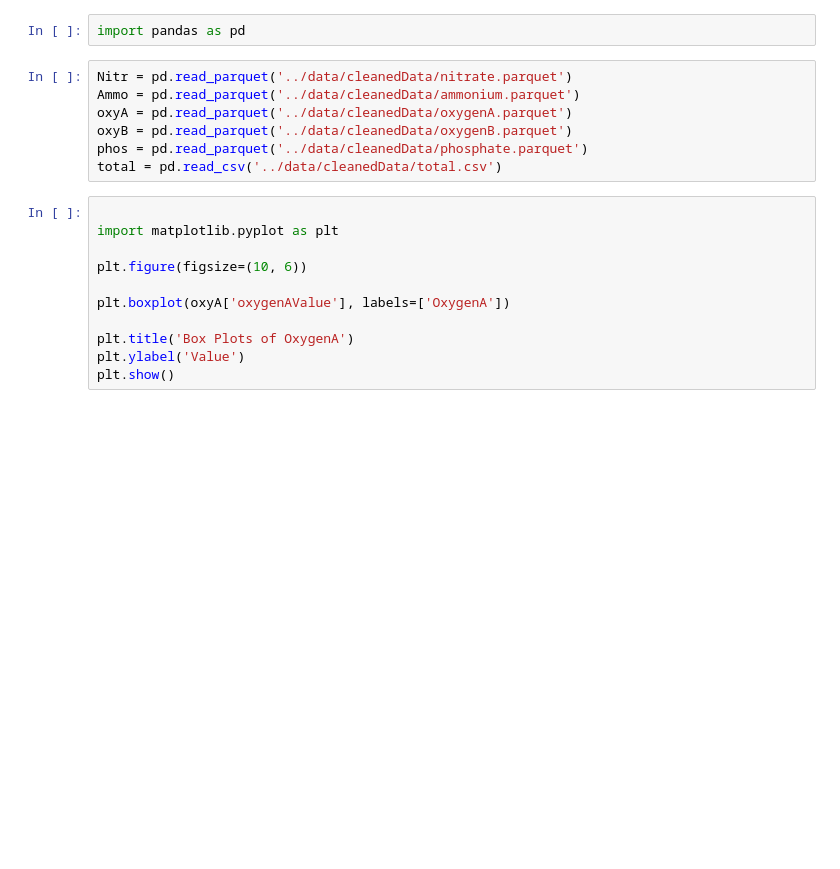
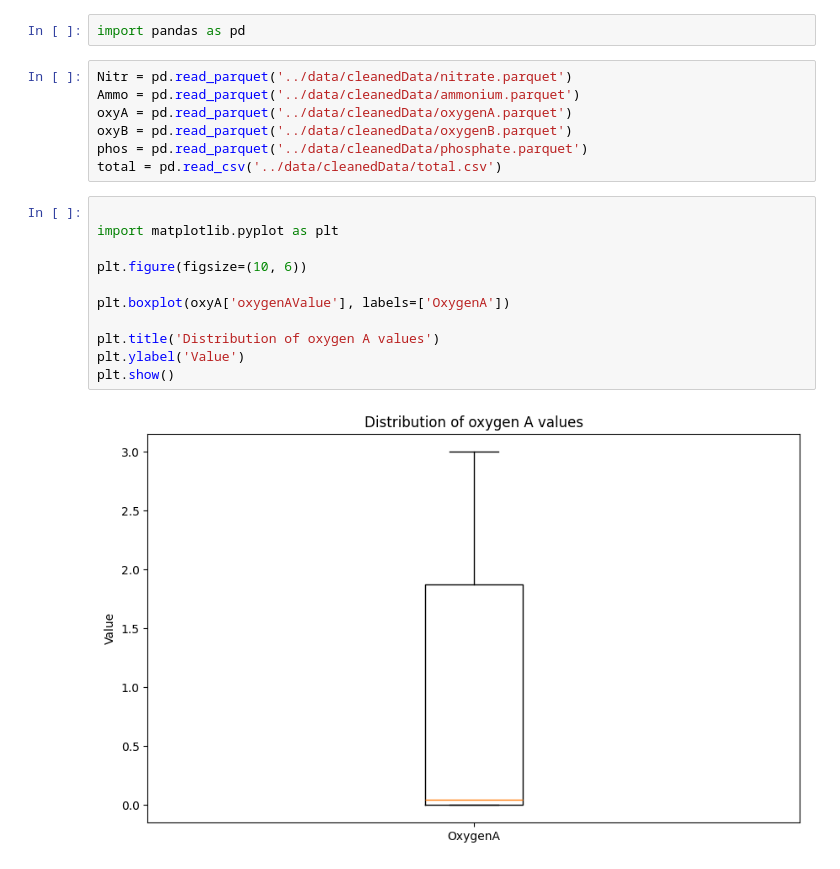
Before and after one commit to Simon-Manasse/DDD-DTW, a Jupyter notebook: src/box-plots.ipynb, the cells around one changed output. Cells and saved outputs as stored; diff of their text form; blank space fills up the shorter version.

```diff
--- a/src/box-plots.ipynb
+++ b/src/box-plots.ipynb
@@ -10,14 +10,16 @@ total = pd.read_csv('../data/cleanedData/total.csv')
 # %%
 
 import matplotlib.pyplot as plt
 
 plt.figure(figsize=(10, 6))
 
 plt.boxplot(oxyA['oxygenAValue'], labels=['OxygenA'])
 
-plt.title('Box Plots of OxygenA')
+plt.title('Distribution of oxygen A values')
 plt.ylabel('Value')
 plt.show()
+# %% [output]
+[figure, added]
 # %%
 import matplotlib.pyplot as plt
 
```
Also changed, not shown: parts of 10 cells of this notebook, 2 other files.
